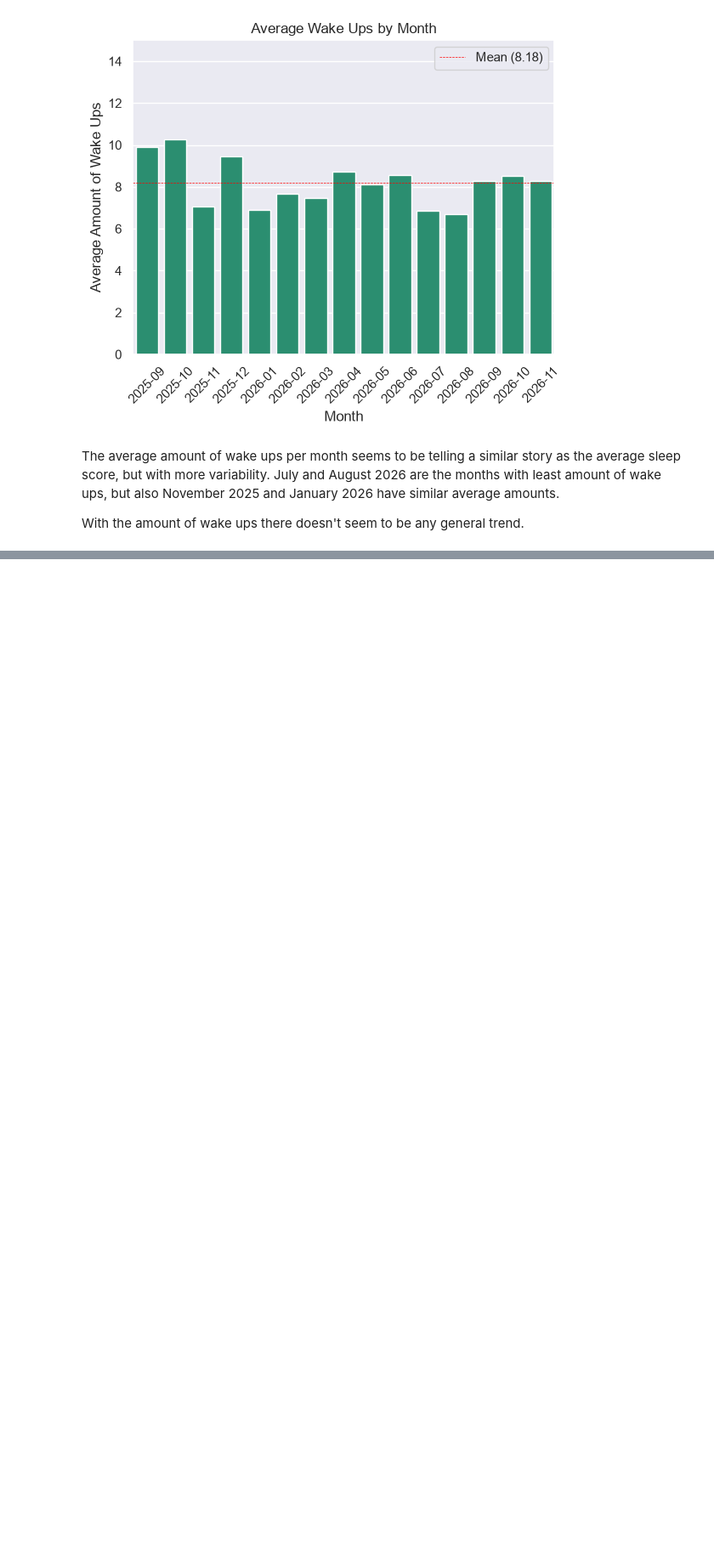
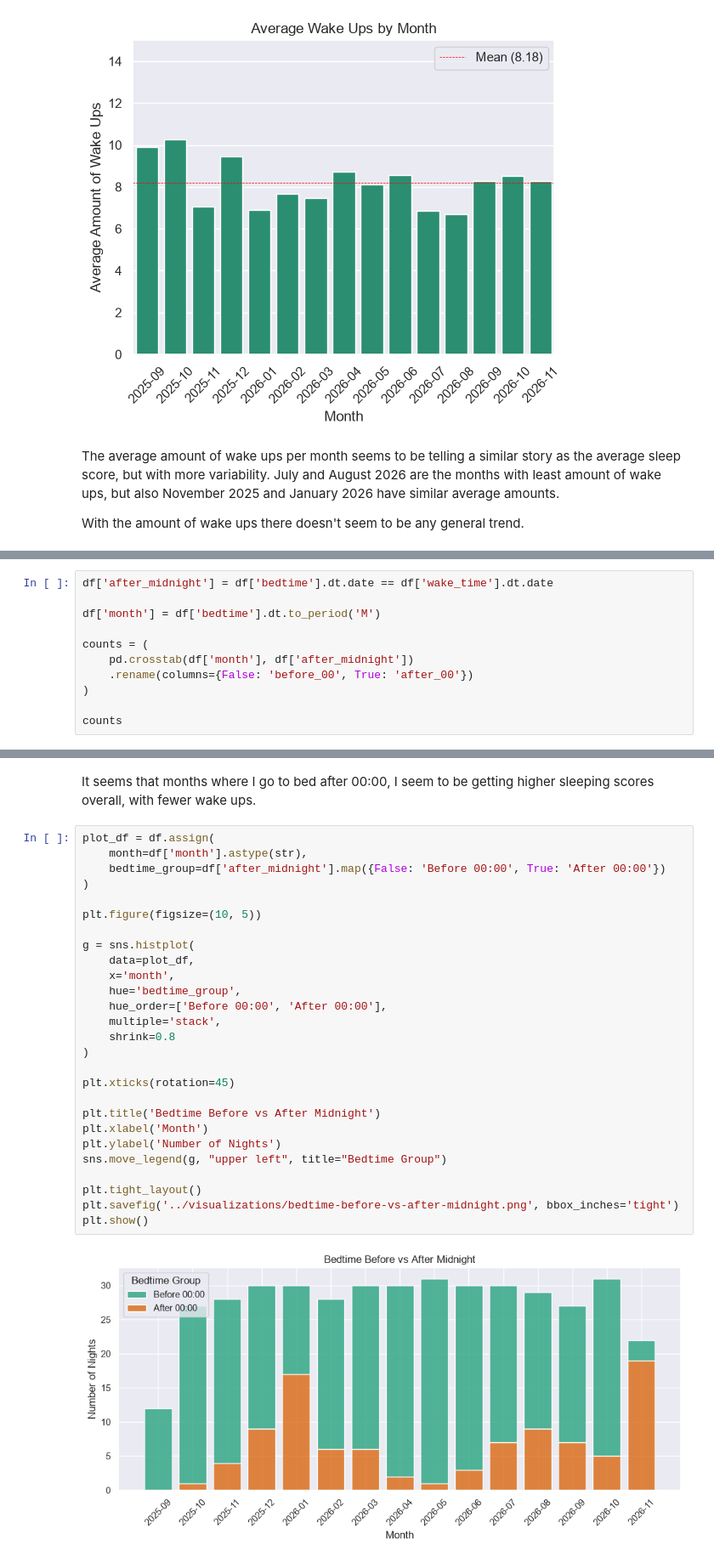
Before and after one commit to DimitarK13/personal-sleep-analysis, a Jupyter notebook: notebooks/03-exploratory-data-analysis.ipynb, the cells around one changed output, grey strips where cells are left out. Shown at 85% size. Drawn from its saved outputs; the diff is of its cells as text; blank space fills up the shorter version.

Commit message:
analyze bedtime before and after midnight per month

```diff
--- a/notebooks/03-exploratory-data-analysis.ipynb
+++ b/notebooks/03-exploratory-data-analysis.ipynb
@@ -158,0 +163,11 @@ With the amount of wake ups there doesn't seem to be any general trend.
+# %%
+df['after_midnight'] = df['bedtime'].dt.date == df['wake_time'].dt.date
+
+df['month'] = df['bedtime'].dt.to_period('M')
+
+counts = (
+    pd.crosstab(df['month'], df['after_midnight'])
+    .rename(columns={False: 'before_00', True: 'after_00'})
+)
+
+counts
@@ -158,0 +196,31 @@ With the amount of wake ups there doesn't seem to be any general trend.
+# %% [markdown]
+It seems that months where I go to bed after 00:00, I seem to be getting higher sleeping scores overall, with fewer wake ups.
+# %%
+plot_df = df.assign(
+    month=df['month'].astype(str),
+    bedtime_group=df['after_midnight'].map({False: 'Before 00:00', True: 'After 00:00'})
+)
+
+plt.figure(figsize=(10, 5))
+
+g = sns.histplot(
+    data=plot_df,
+    x='month',
+    hue='bedtime_group',
+    hue_order=['Before 00:00', 'After 00:00'],
+    multiple='stack',
+    shrink=0.8
+)
+
+plt.xticks(rotation=45)
+
+plt.title('Bedtime Before vs After Midnight')
+plt.xlabel('Month')
+plt.ylabel('Number of Nights')
+sns.move_legend(g, "upper left", title="Bedtime Group")
+
+plt.tight_layout()
+plt.savefig('../visualizations/bedtime-before-vs-after-midnight.png', bbox_inches='tight')
+plt.show()
+# %% [output]
+[figure, added]
```
Also changed, not shown: parts of 3 cells of this notebook, 1 other file.
